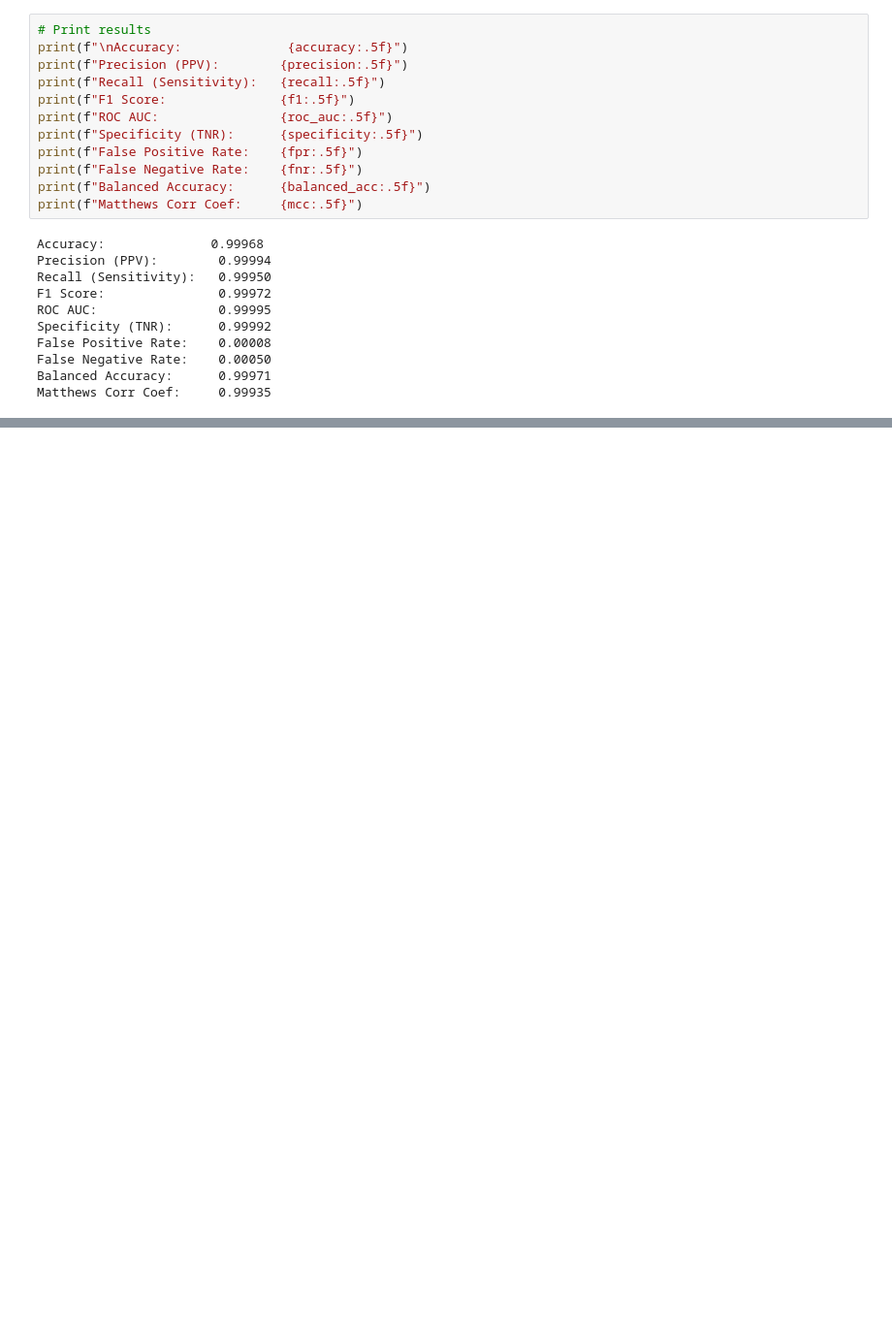
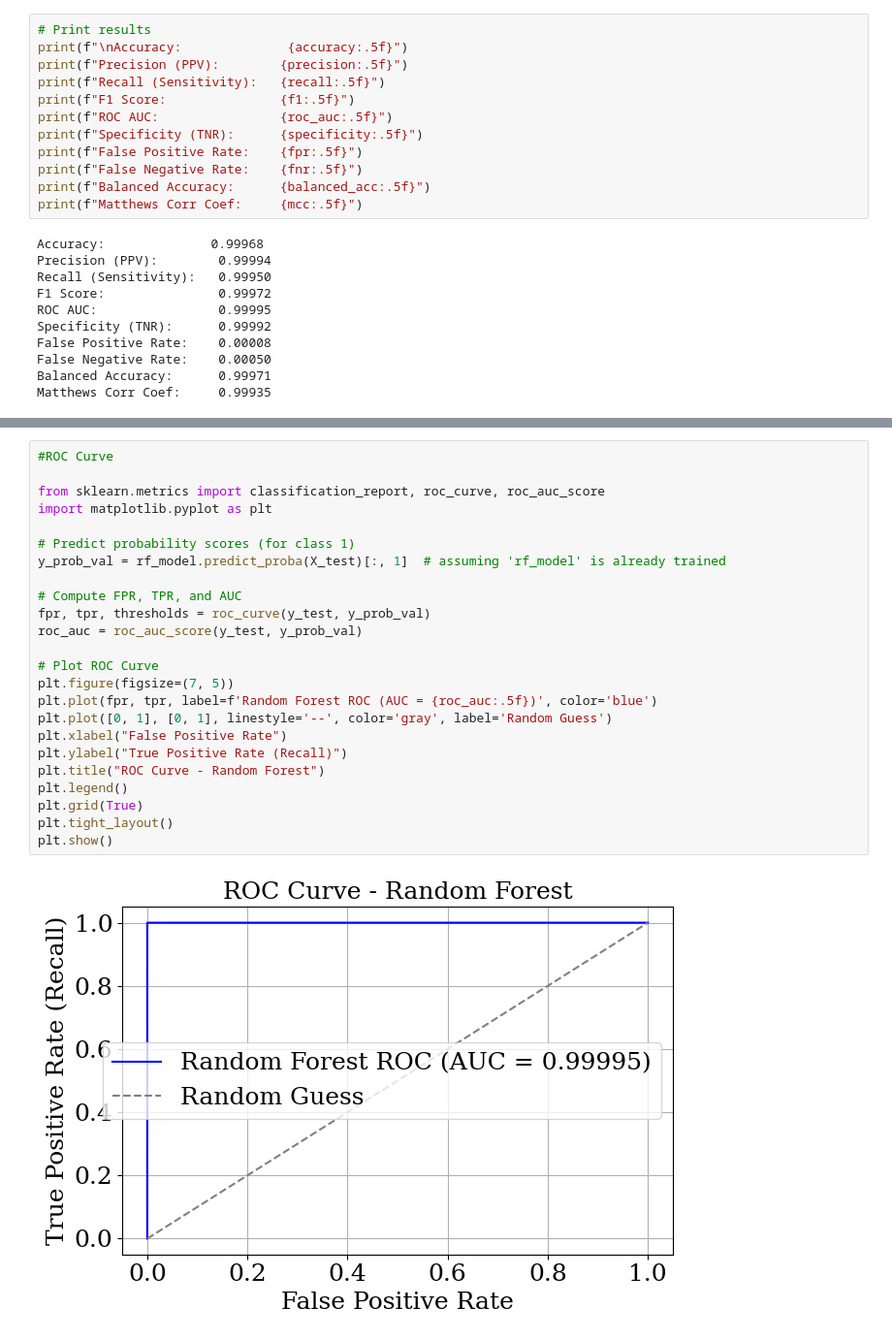
Before and after one commit to yousufkhanyk/Machine-learning-task, a Jupyter notebook: Random_Forest(RF)_YK_colab.ipynb, the cells around one changed output, grey strips where cells are left out. Shown at 97% size. Drawn from its saved outputs; the diff is of its cells as text; blank space fills up the shorter version.

```diff
--- a/Random_Forest(RF)_YK_colab.ipynb
+++ b/Random_Forest(RF)_YK_colab.ipynb
@@ -169,0 +222,26 @@ Matthews Corr Coef:     0.99935
+# %%
+#ROC Curve
+
+from sklearn.metrics import classification_report, roc_curve, roc_auc_score
+import matplotlib.pyplot as plt
+
+# Predict probability scores (for class 1)
+y_prob_val = rf_model.predict_proba(X_test)[:, 1]  # assuming 'rf_model' is already trained
+
+# Compute FPR, TPR, and AUC
+fpr, tpr, thresholds = roc_curve(y_test, y_prob_val)
+roc_auc = roc_auc_score(y_test, y_prob_val)
+
+# Plot ROC Curve
+plt.figure(figsize=(7, 5))
+plt.plot(fpr, tpr, label=f'Random Forest ROC (AUC = {roc_auc:.5f})', color='blue')
+plt.plot([0, 1], [0, 1], linestyle='--', color='gray', label='Random Guess')
+plt.xlabel("False Positive Rate")
+plt.ylabel("True Positive Rate (Recall)")
+plt.title("ROC Curve - Random Forest")
+plt.legend()
+plt.grid(True)
+plt.tight_layout()
+plt.show()
+# %% [output]
+[figure, added]
```
Also changed, not shown: parts of 7 cells of this notebook.
